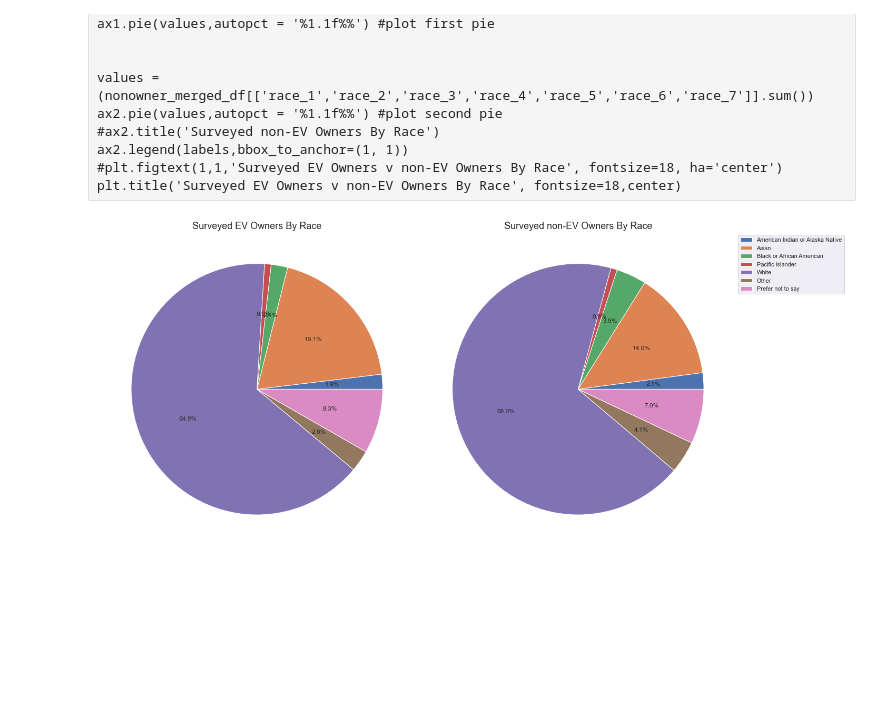
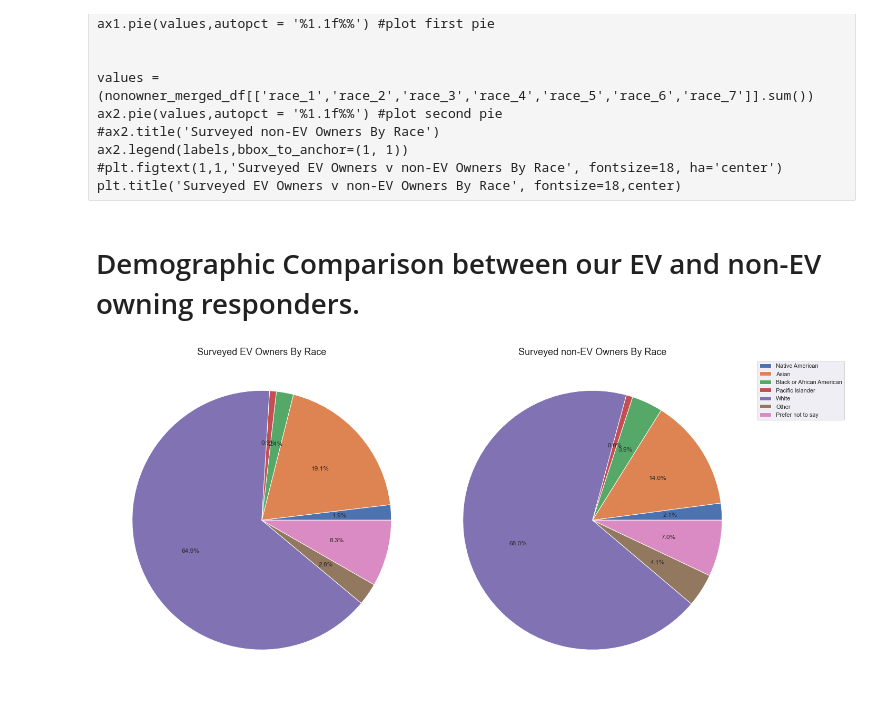
Before and after one commit to RussellShelley/Energy_Analysis, a Jupyter notebook: Visualization/python_analytics.ipynb, the cells around one changed output. Cells and saved outputs as stored; diff of their text form; code cells hidden in the pictures; blank space fills up the shorter version.

```diff
--- a/Visualization/python_analytics.ipynb
+++ b/Visualization/python_analytics.ipynb
@@ -477,20 +463,23 @@ ax2.pie(values,autopct = '%1.1f%%') #plot second pie
 ax2.legend(labels,bbox_to_anchor=(1, 1))
 #plt.figtext(1,1,'Surveyed EV Owners v non-EV Owners By Race', fontsize=18, ha='center')
 plt.title('Surveyed EV Owners v non-EV Owners By Race', fontsize=18,center)
+# %% [markdown]
+# Demographic Comparison between our EV and non-EV owning responders.
 # %%
 fig, (ax1,ax2) = plt.subplots(1,2,figsize=(20,20)) #ax1,ax2 refer to your two pies
-labels = "American Indian or Alaska Native","Asian","Black or African American","Pacific Islander","White","Other","Prefer not to say"
+explode=explode
+labels = "Native American","Asian","Black or African American","Pacific Islander","White","Other","Prefer not to say"
 values =(owner_merged_df[['race_1','race_2','race_3','race_4','race_5','race_6','race_7']].sum())
 ax1.pie(values,autopct = '%1.1f%%') #plot first pie
 ax1.set_title('Surveyed EV Owners By Race', fontsize=18)
 
 
 values =(nonowner_merged_df[['race_1','race_2','race_3','race_4','race_5','race_6','race_7']].sum())
 ax2.pie(values,autopct = '%1.1f%%') #plot second pie
 #ax2.title('Surveyed non-EV Owners By Race')
 ax2.legend(labels,bbox_to_anchor=(1, 1))
 #plt.figtext(1,1,'Surveyed EV Owners v non-EV Owners By Race', fontsize=18, ha='center')
 ax2.set_title('Surveyed non-EV Owners By Race', fontsize=18)
 plt.tight_layout()
 # %% [output]
-[figure, old version]
+[figure, new version]
```
Also changed, not shown: parts of 19 cells of this notebook.
